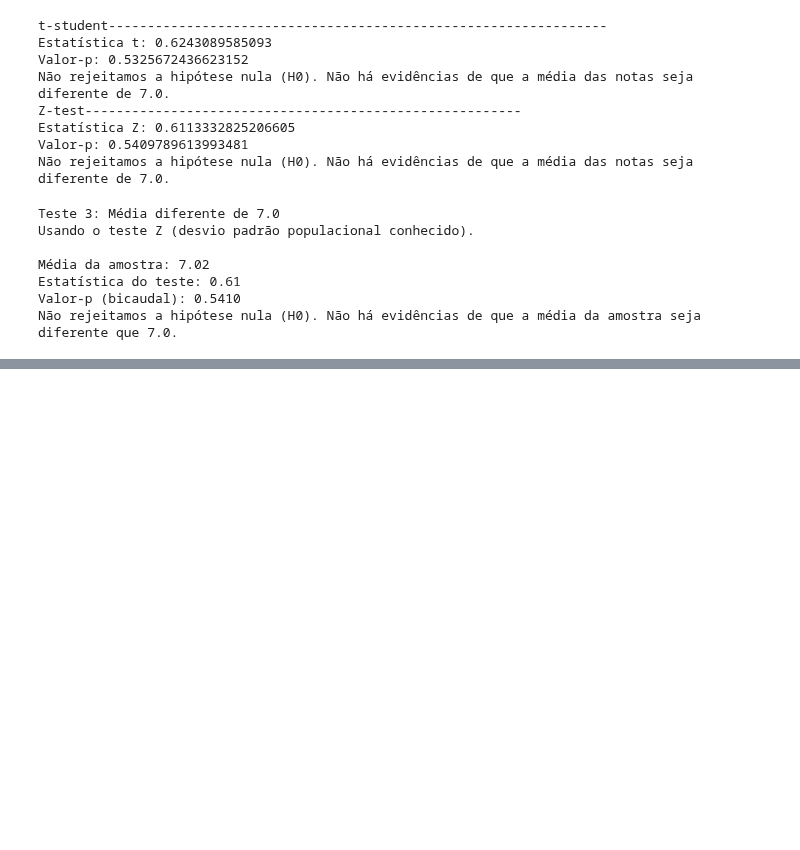
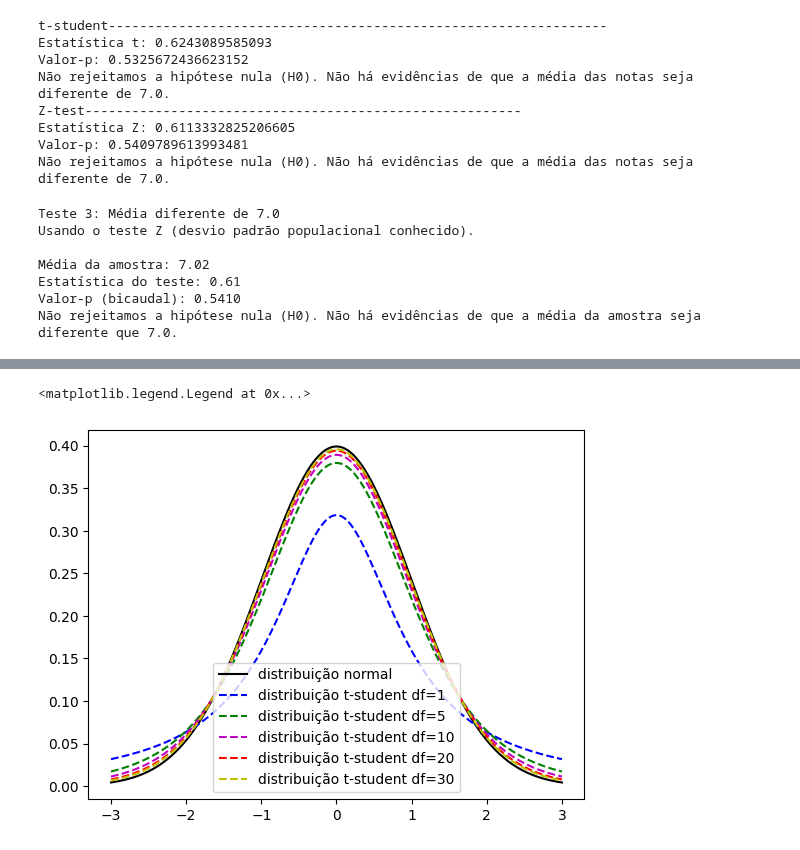
Before and after one commit to albertoakel/EBAC, a Jupyter notebook: notebook/Teste_de_hipotese_exemplos.ipynb, the cells around one changed output, grey strips where cells are left out. Saved outputs shown, nothing was run; the diff lists cells and outputs as text; code cells hidden in the pictures; blank space fills up the shorter version.

```diff
--- a/notebook/Teste_de_hipotese_exemplos.ipynb
+++ b/notebook/Teste_de_hipotese_exemplos.ipynb
@@ -381,0 +654,25 @@ Não rejeitamos a hipótese nula (H0). Não há evidências de que a média da a
+# %%
+from scipy.stats import t
+
+x = np.linspace(-3,3,1000)
+df=1
+yt1=t.pdf(x,1)   # distribuição t-student
+yt5=t.pdf(x,5)   # distribuição t-student
+yt10=t.pdf(x,10)   # distribuição t-student
+yt20=t.pdf(x,20)   # distribuição t-student
+yt30=t.pdf(x,30)
+
+
+
+yn=norm.pdf(x)   # distribuição normal
+plt.plot(x,yn,'k',label='distribuição normal')
+
+plt.plot(x,yt1,'b--',label='distribuição t-student df=1')
+plt.plot(x,yt5,'g--',label='distribuição t-student df=5')
+plt.plot(x,yt10,'m--',label='distribuição t-student df=10')
+plt.plot(x,yt20,'r--',label='distribuição t-student df=20')
+plt.plot(x,yt30,'y--',label='distribuição t-student df=30')
+plt.legend()
+# %% [output]
+<matplotlib.legend.Legend at 0x...>
+[figure, added]
```
Also changed, not shown: parts of 10 cells of this notebook.
